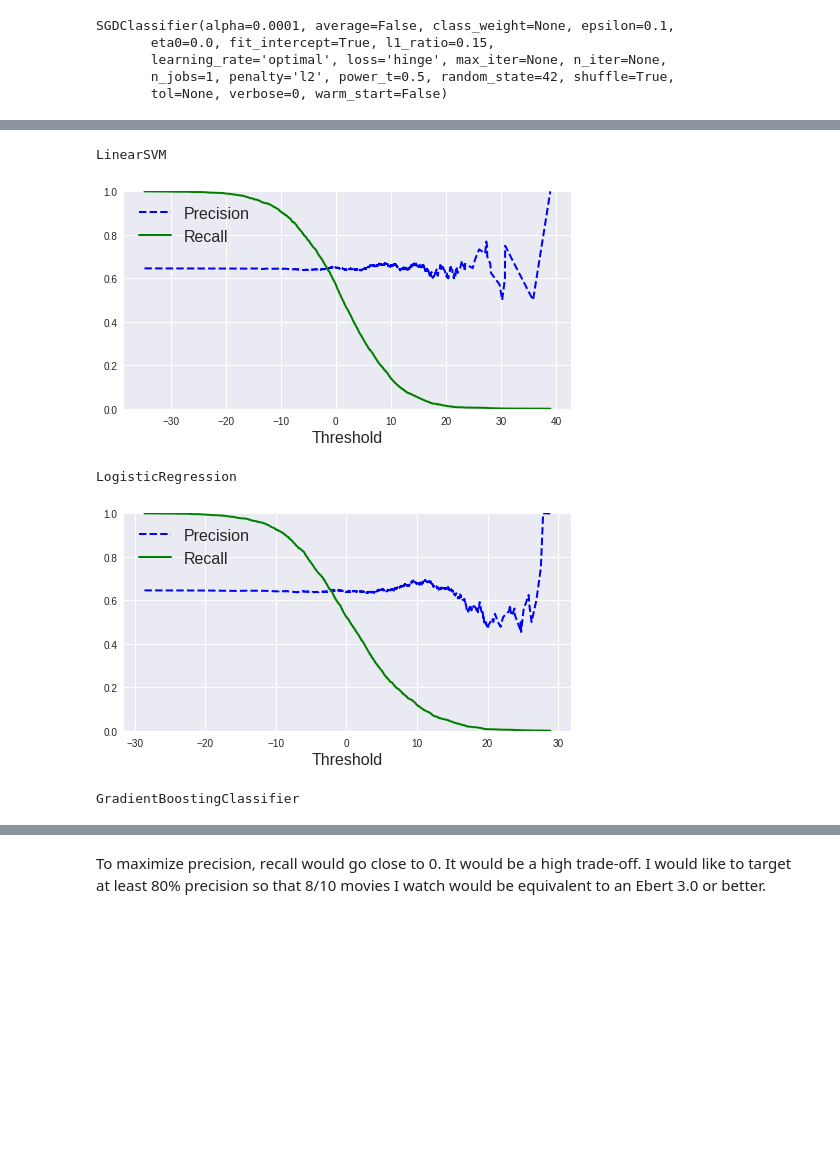
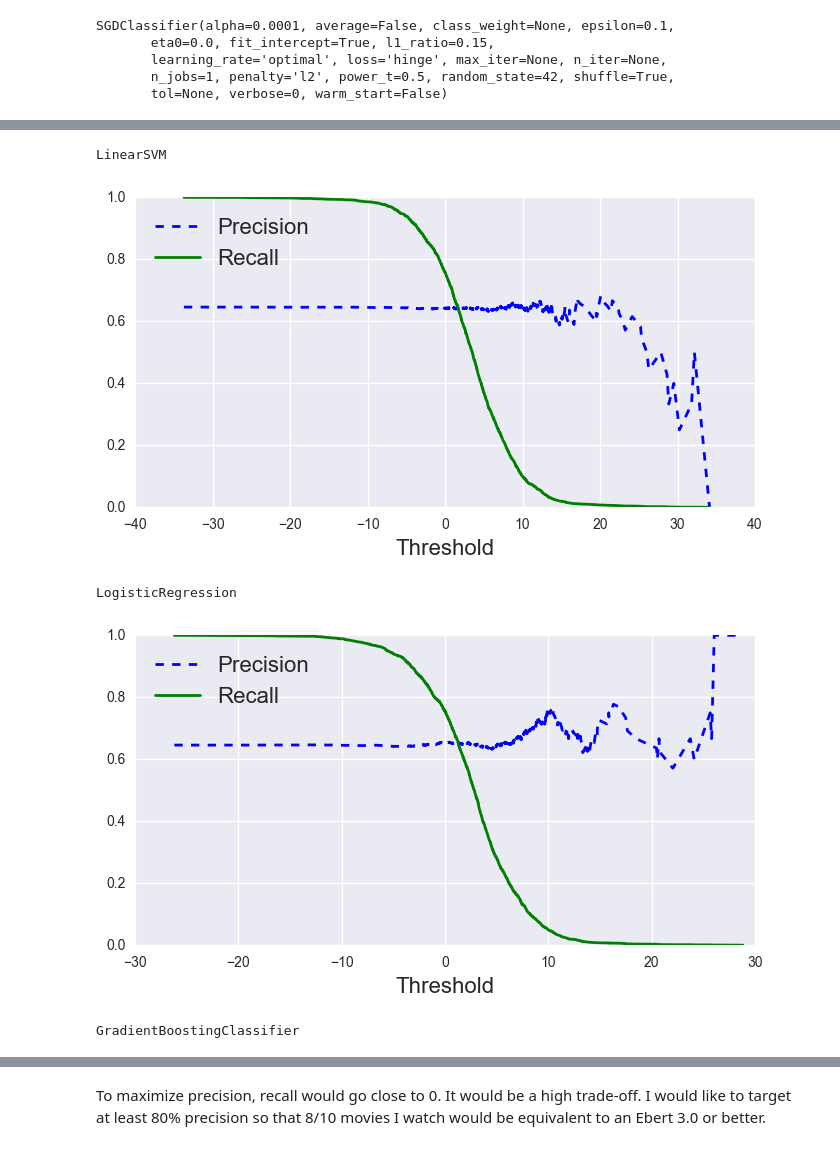
Before and after one commit to ahmed-mo2nis/movie-ratings-prediction, a Jupyter notebook: notebooks/5-Classification.ipynb, the cells around one changed output, grey strips where cells are left out. Saved outputs shown, nothing was run; the diff lists cells and outputs as text; code cells hidden in the pictures; blank space fills up the shorter version.

```diff
--- a/notebooks/5-Classification.ipynb
+++ b/notebooks/5-Classification.ipynb
@@ -150,0 +62,3 @@ movie_sc_train.head()
+# %%
+movie_sc = movie_sc.sort_index()
+movie_sc.head()
@@ -152,7 +73,7 @@ movie_sc_train.head()
 from sklearn.linear_model import SGDClassifier
 
 sgd_clf = SGDClassifier(random_state=42)
-sgd_clf.fit(movie_sc_train, labels_tr)
+sgd_clf.fit(movie_sc, movie_labels)
 # %% [output]
 SGDClassifier(alpha=0.0001, average=False, class_weight=None, epsilon=0.1,
        eta0=0.0, fit_intercept=True, l1_ratio=0.15,
@@ -304,12 +225,12 @@ f1_score(labels_tr, y_train_pred)
 # %%
-y_scores = cross_val_predict(sgd_clf, movie_sc_train, labels_tr, cv=3, method="decision_function")
+y_scores = cross_val_predict(sgd_clf, movie_sc, movie_labels, cv=3, method="decision_function")
 # %%
 if y_scores.ndim == 2:
     y_scores = y_scores[:, 1]
 # %%
 from sklearn.metrics import precision_recall_curve
 
-precisions, recalls, thresholds = precision_recall_curve(labels_tr, y_scores)
+precisions, recalls, thresholds = precision_recall_curve(movie_labels, y_scores)
 # %%
 def plot_precision_recall_vs_threshold(precisions, recalls, thresholds):
     plt.plot(thresholds, precisions[:-1], "b--", label="Precision", linewidth=2)
@@ -326,29 +247,27 @@ plt.show()
 # %%
-from sklearn.ensemble import GradientBoostingClassifier
-
 linear_svm_clf = SGDClassifier(loss="hinge", random_state=42)
 log_reg_clf = SGDClassifier(loss="log", random_state=42)
 grd_clf = GradientBoostingClassifier(n_estimators=500, random_state=42)
 
 classifiers = [('LinearSVM', linear_svm_clf),
                ('LogisticRegression', log_reg_clf),
                ('GradientBoostingClassifier', grd_clf)]
 
 for name, clf in classifiers:
-    y_scores = cross_val_predict(clf, movie_sc_train, labels_tr, cv=3, method="decision_function")
+    y_scores = cross_val_predict(clf, movie_sc, movie_labels, cv=3, method="decision_function")
 
     if y_scores.ndim == 2:
         y_scores = y_scores[:, 1]
 
-    precisions, recalls, thresholds = precision_recall_curve(labels_tr, y_scores)
+    precisions, recalls, thresholds = precision_recall_curve(movie_labels, y_scores)
 
     print(name)
     plt.figure(figsize=(8, 4))
     plot_precision_recall_vs_threshold(precisions, recalls, thresholds)
     plt.show()
 # %% [output]
 LinearSVM
-[figure, old version]
+[figure, new version]
 LogisticRegression
-[figure, old version]
+[figure, new version]
 GradientBoostingClassifier
```
Also changed, not shown: parts of 34 cells of this notebook, 5 other files.
